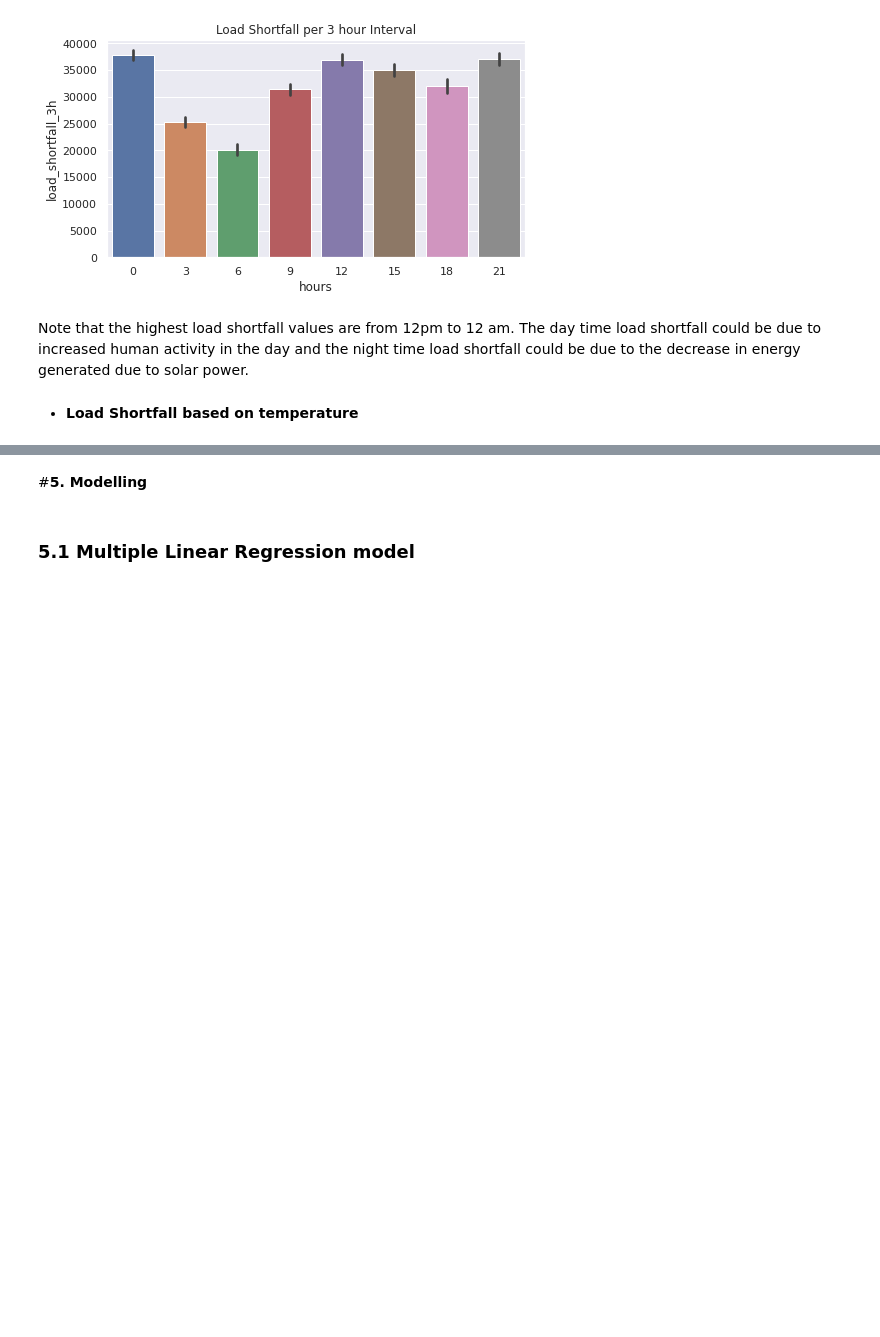
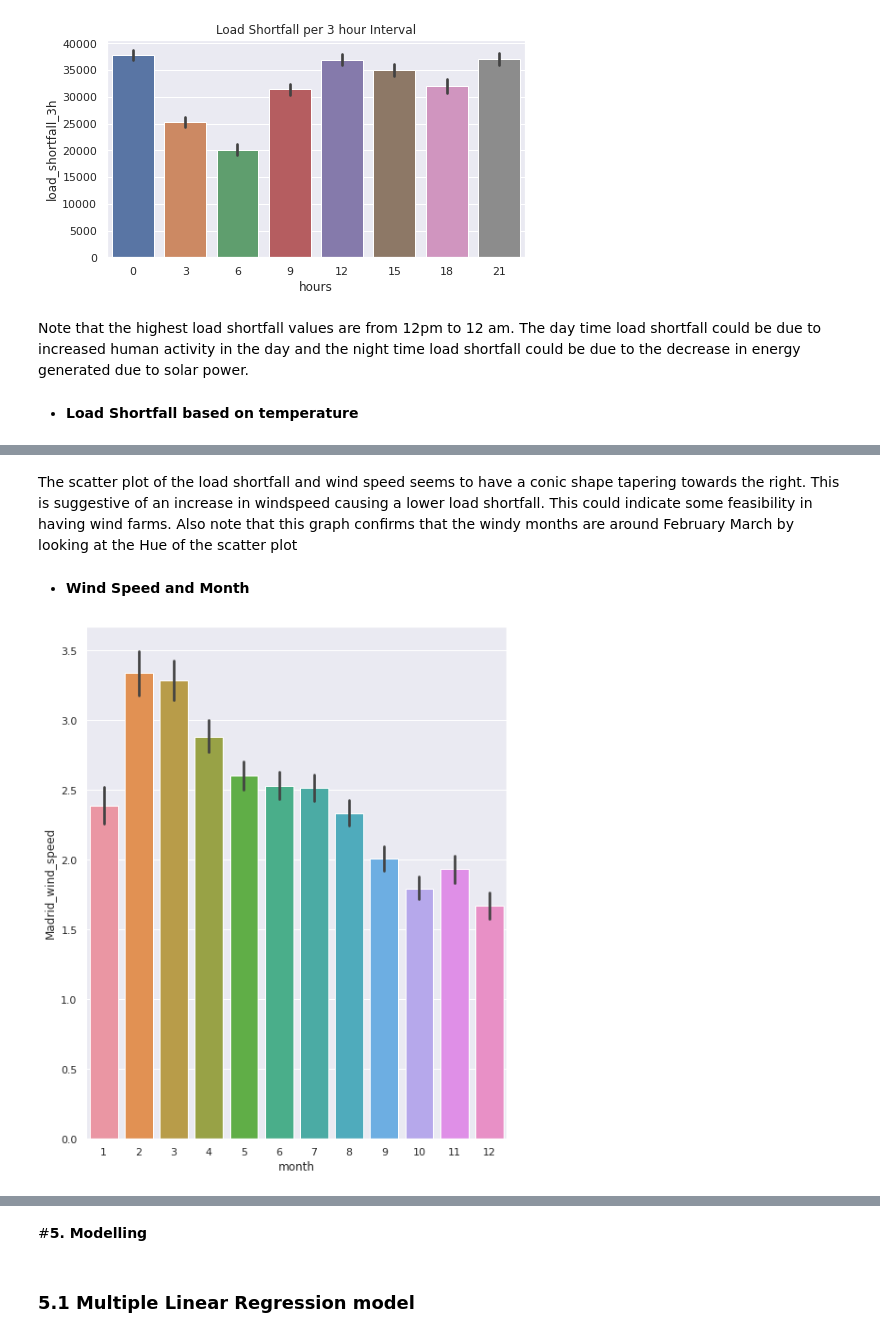
Before and after one commit to Explore-AI/load-shortfall-regression-predict-api, a Jupyter notebook: Group_13_Final_Notebook.ipynb, the cells around one changed output, grey strips where cells are left out. Saved outputs shown, nothing was run; the diff lists cells and outputs as text; code cells hidden in the pictures; blank space fills up the shorter version.

```diff
--- a/Group_13_Final_Notebook.ipynb
+++ b/Group_13_Final_Notebook.ipynb
@@ -431,0 +450,12 @@ Note that the highest load shortfall values are from 12pm to 12 am. The day time
+# %% [markdown]
+The scatter plot of the load shortfall and wind speed seems to have a conic shape tapering towards the right. This is suggestive of an increase in windspeed causing a lower load shortfall. This could indicate some feasibility in having wind farms. Also note that this graph confirms that the windy months are around February March by looking at the Hue of the scatter plot
+# %% [markdown]
+
+
+*   **Wind Speed and Month**
+# %%
+sns.barplot(df_clean['month'],df_clean['Madrid_wind_speed'], hue=None)
+sns.set(rc={'figure.figsize':(8,10)})
+plt.show()
+# %% [output]
+[figure, added]
```
Also changed, not shown: parts of 26 cells of this notebook.
